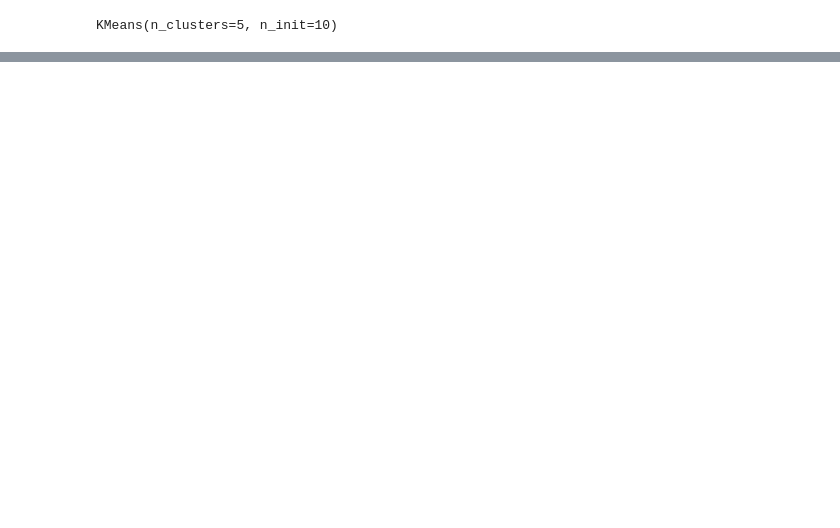
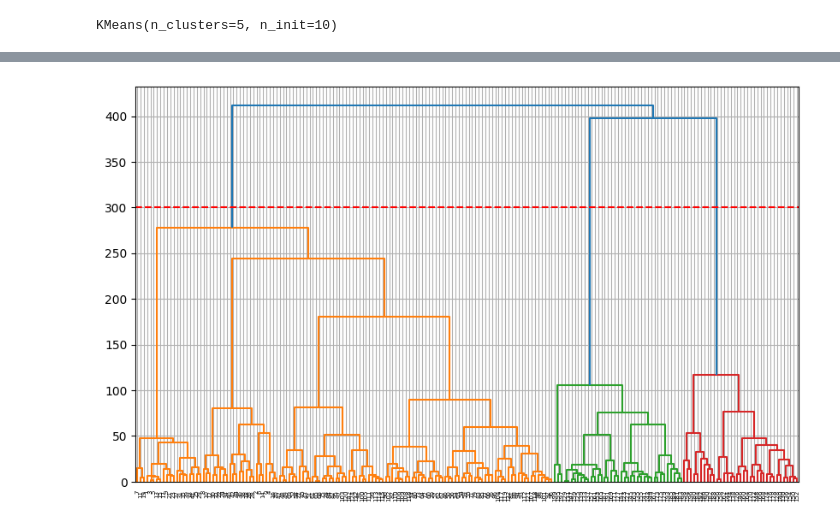
Before and after one commit to AngelB26/ICTAK, a Jupyter notebook: unsupervised_learning_k_means_ict.ipynb, the cells around one changed output, grey strips where cells are left out. Drawn from its saved outputs; the diff is of its cells as text; code cells hidden in the pictures; blank space fills up the shorter version.

```diff
--- a/unsupervised_learning_k_means_ict.ipynb
+++ b/unsupervised_learning_k_means_ict.ipynb
@@ -176,0 +183,11 @@ plt.legend()
+# %%
+#another method ward
+mergings=linkage(x,method='ward')
+# %%
+plt.figure(figsize=(10,6))
+dendrogram(mergings)
+plt.axhline(300,color='r',linestyle='--')
+plt.grid()
+plt.show()
+# %% [output]
+[figure, added]
```
Also changed, not shown: parts of 17 cells of this notebook.
